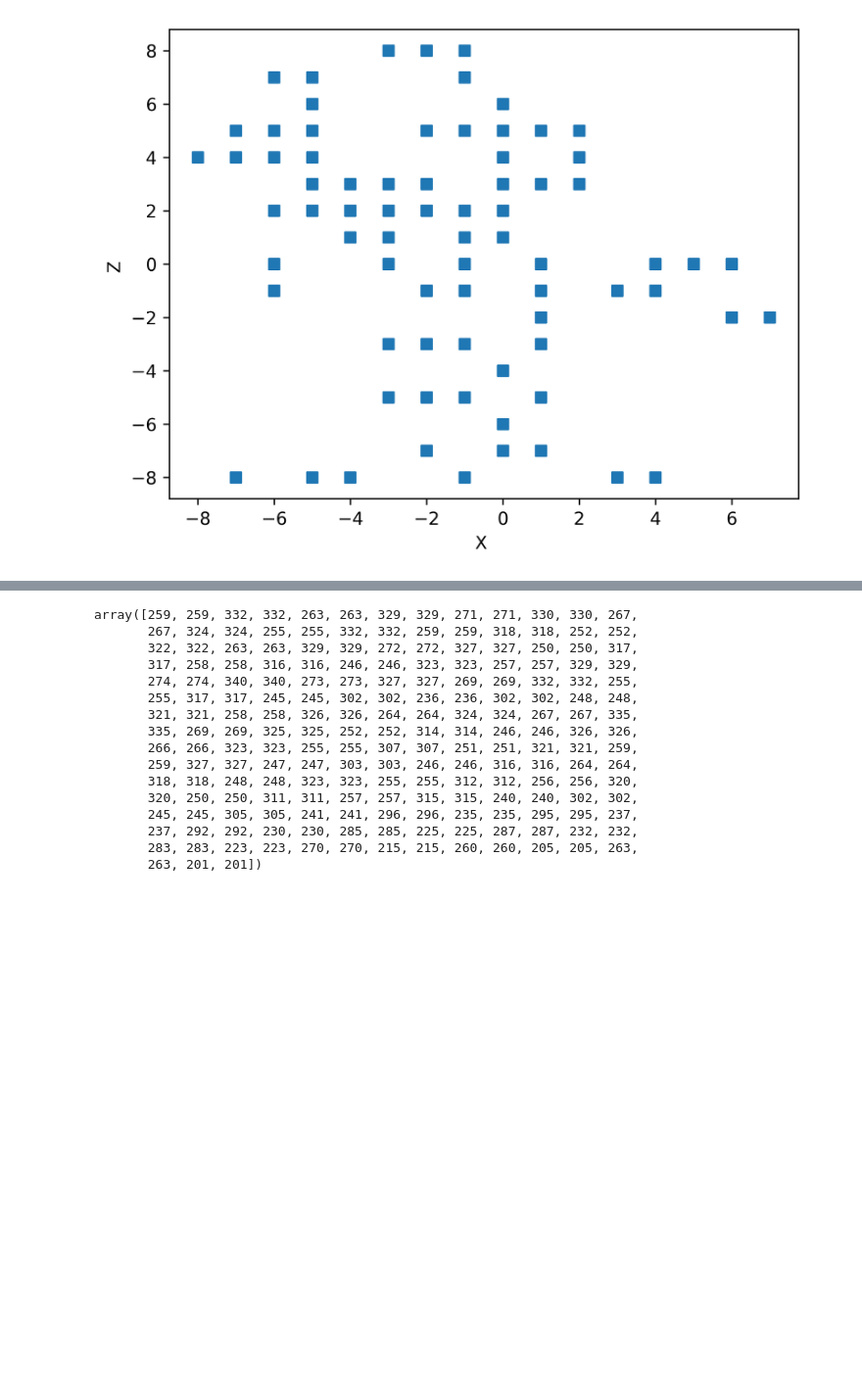
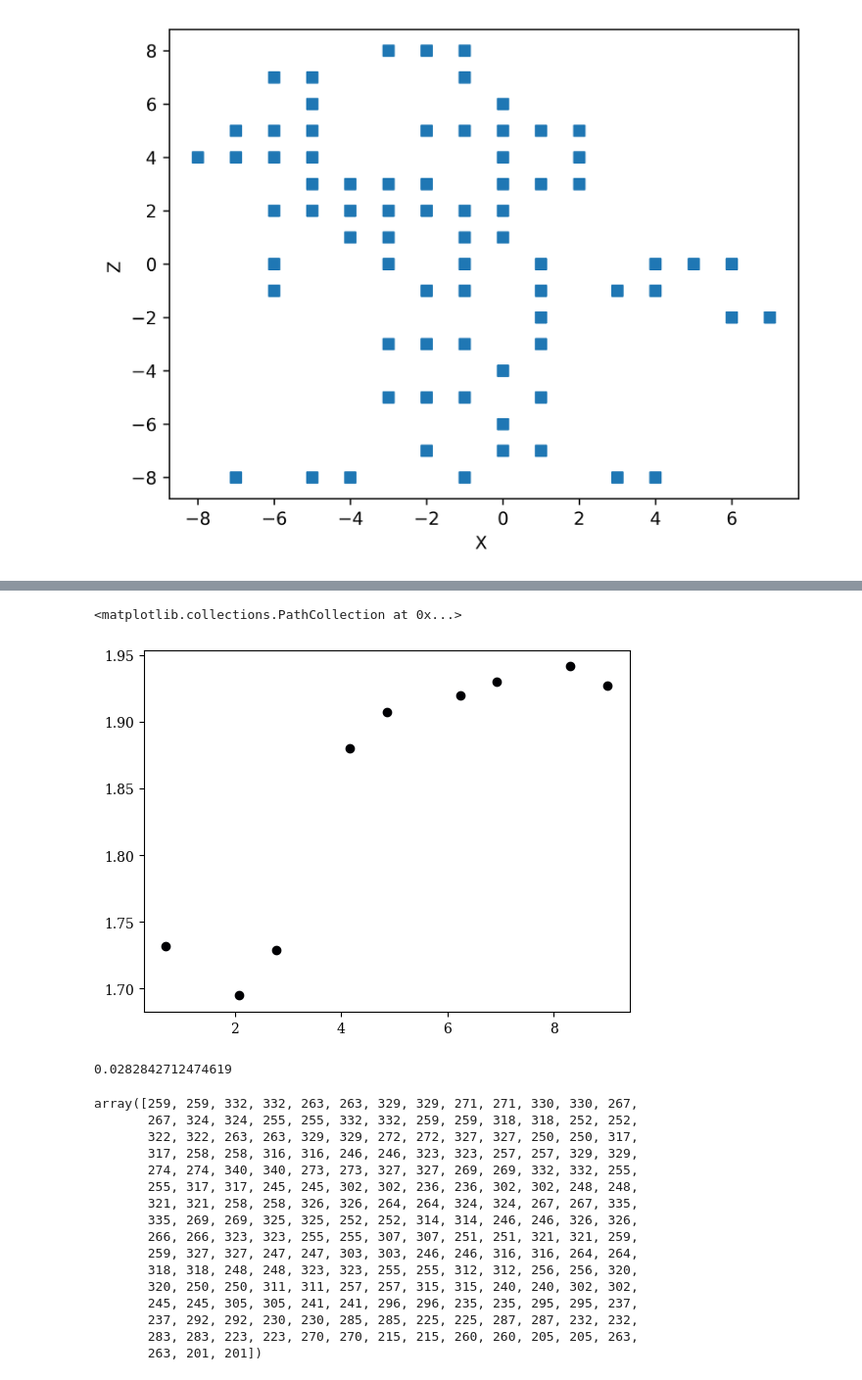
Before and after one commit to michaelsouza/dla-collagen, a Jupyter notebook: cross_section_fibril.ipynb, the cells around one changed output, grey strips where cells are left out. Shown at 98% size. Cells and saved outputs as stored; diff of their text form; code cells hidden in the pictures; blank space fills up the shorter version.

```diff
--- a/cross_section_fibril.ipynb
+++ b/cross_section_fibril.ipynb
@@ -273,0 +512,2 @@ DFCS[2][0]
+# %%
+x = np.loadtxt('./dfs.dat')
@@ -273,0 +538,9 @@ DFCS[2][0]
+# %%
+plt.scatter(np.log(x.T[0]), x.T[1])
+# %% [output]
+<matplotlib.collections.PathCollection at 0x...>
+[figure, added]
+# %%
+0.2/np.sqrt(50)
+# %% [output]
+0.0282842712474619
```
Also changed, not shown: parts of 28 cells of this notebook, 13 other files.
